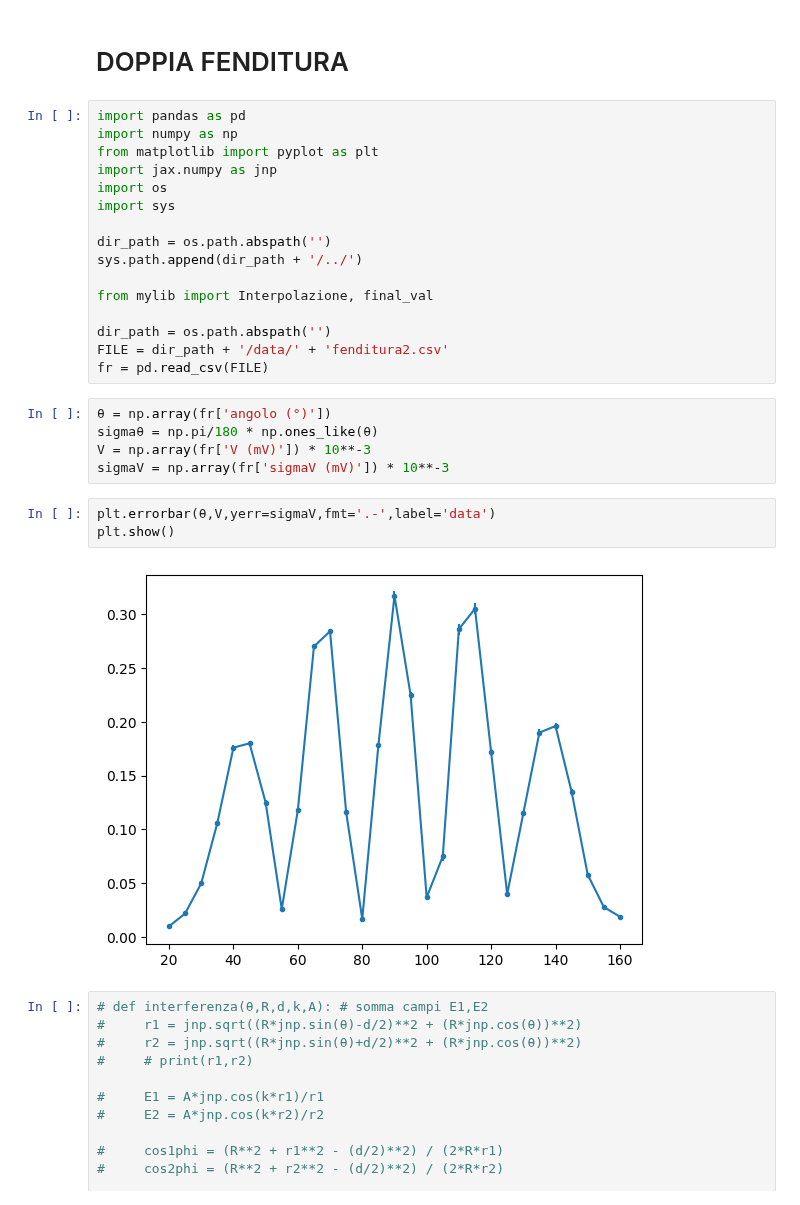
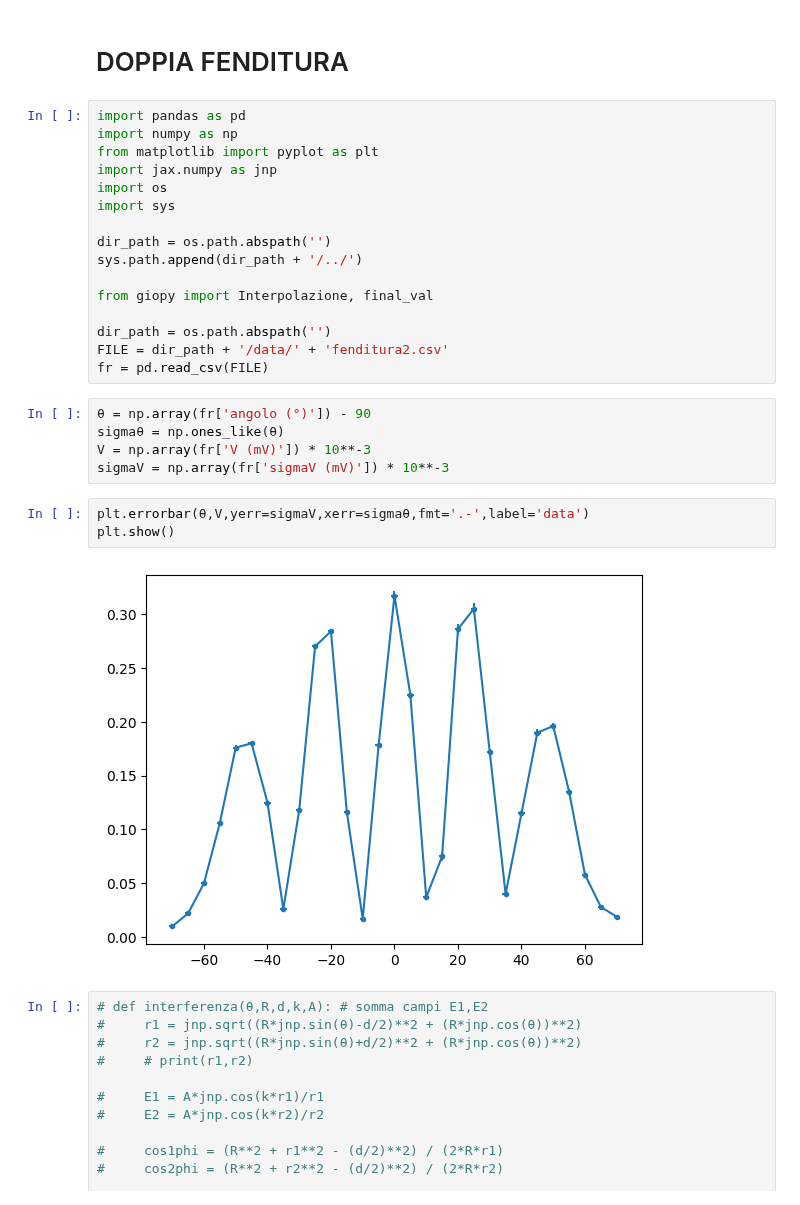
Before and after one commit to CarminatiGiovanni/LaboratorioFisica2, a Jupyter notebook: 20240509micoonde/doppia_fenditura_young.ipynb, the cells around one changed output. Drawn from its saved outputs; the diff is of its cells as text.

```diff
--- a/20240509micoonde/doppia_fenditura_young.ipynb
+++ b/20240509micoonde/doppia_fenditura_young.ipynb
@@ -11,21 +11,21 @@ import sys
 dir_path = os.path.abspath('')
 sys.path.append(dir_path + '/../')
 
-from mylib import Interpolazione, final_val
+from giopy import Interpolazione, final_val
 
 dir_path = os.path.abspath('')
 FILE = dir_path + '/data/' + 'fenditura2.csv'
 fr = pd.read_csv(FILE)
 # %%
-θ = np.array(fr['angolo (°)'])
-sigmaθ = np.pi/180 * np.ones_like(θ)
+θ = np.array(fr['angolo (°)']) - 90
+sigmaθ = np.ones_like(θ)
 V = np.array(fr['V (mV)']) * 10**-3
 sigmaV = np.array(fr['sigmaV (mV)']) * 10**-3
 # %%
-plt.errorbar(θ,V,yerr=sigmaV,fmt='.-',label='data')
+plt.errorbar(θ,V,yerr=sigmaV,xerr=sigmaθ,fmt='.-',label='data')
 plt.show()
 # %% [output]
-[figure, old version]
+[figure, new version]
 # %%
 # def interferenza(θ,R,d,k,A): # somma campi E1,E2
 #     r1 = jnp.sqrt((R*jnp.sin(θ)-d/2)**2 + (R*jnp.cos(θ))**2)
```
